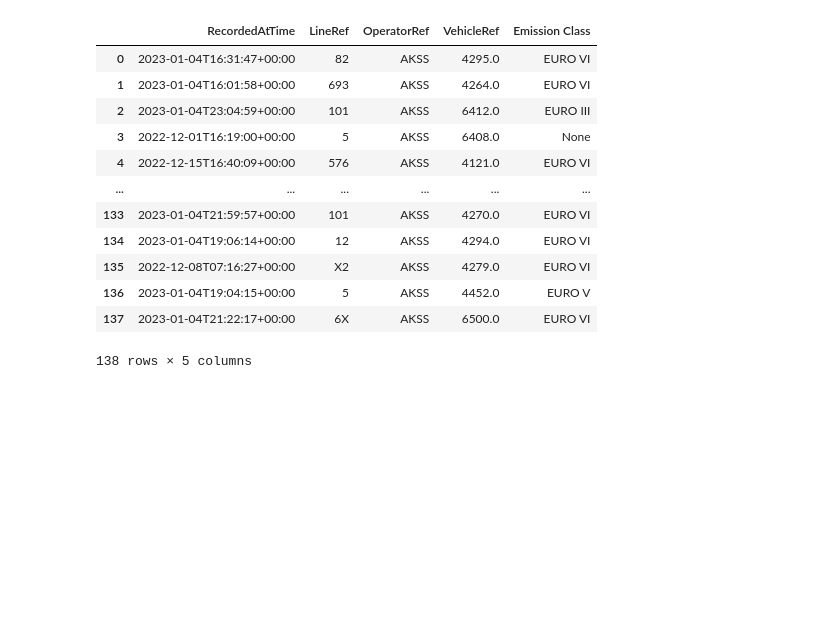
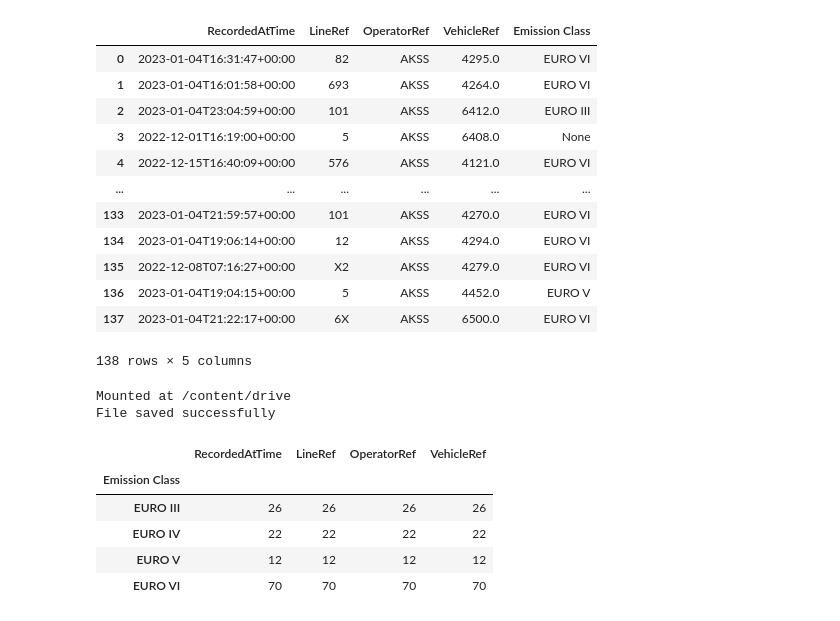
Before and after one commit to JyotiKuber/CodeDivision-Python, a Jupyter notebook: Bus_Data_Project.ipynb, the cells around one changed output. Drawn from its saved outputs; the diff is of its cells as text; code cells hidden in the pictures; blank space fills up the shorter version.

```diff
--- a/Bus_Data_Project.ipynb
+++ b/Bus_Data_Project.ipynb
@@ -239,3 +238,26 @@ expected = "EURO VI"
 | 136 | 2023-01-04T19:04:15+00:00 | 5 | AKSS | 4452.0 | EURO V |
 | 137 | 2023-01-04T21:22:17+00:00 | 6X | AKSS | 6500.0 | EURO VI |
 138 rows × 5 columns
+# %%
+from pandas.io.formats.info import DataFrameInfo
+def save_data(df, path):
+  try:
+    df.to_csv(path + "/vehicle_emission_data.csv")
+    print("File saved successfully")
+  except:
+    print("There was an error when trying to save the file.")
+path = mount_drive()
+save_data(actual, path)
+# %% [output]
+Mounted at /content/drive
+File saved successfully
+# %%
+emission_copy = actual.groupby(['Emission Class']).count()
+display(emission_copy)
+# %% [output]
+|  | RecordedAtTime | LineRef | OperatorRef | VehicleRef |
+| Emission Class |  |  |  |  |
+| EURO III | 26 | 26 | 26 | 26 |
+| EURO IV | 22 | 22 | 22 | 22 |
+| EURO V | 12 | 12 | 12 | 12 |
+| EURO VI | 70 | 70 | 70 | 70 |
```
Also changed, not shown: parts of 1 cell of this notebook.
